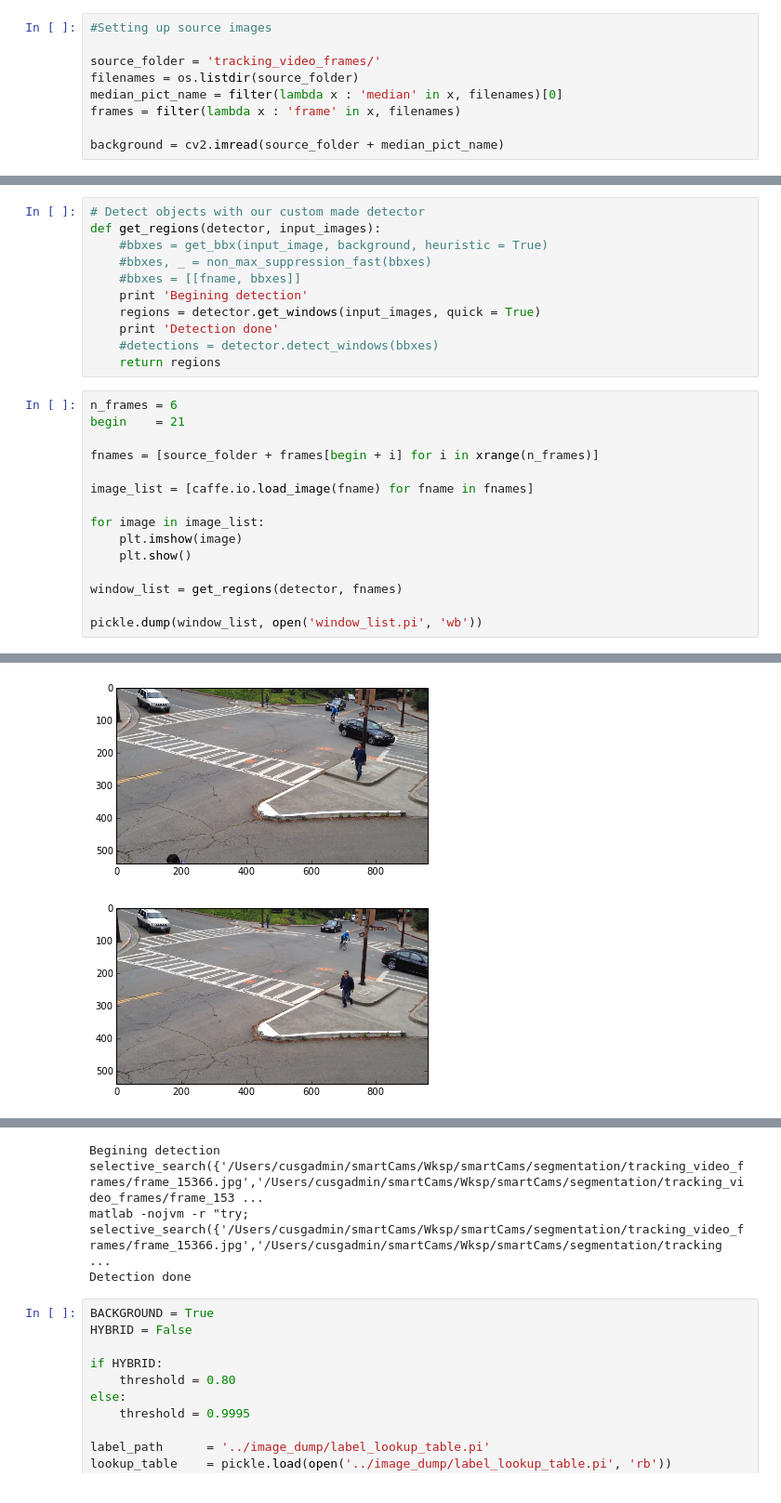
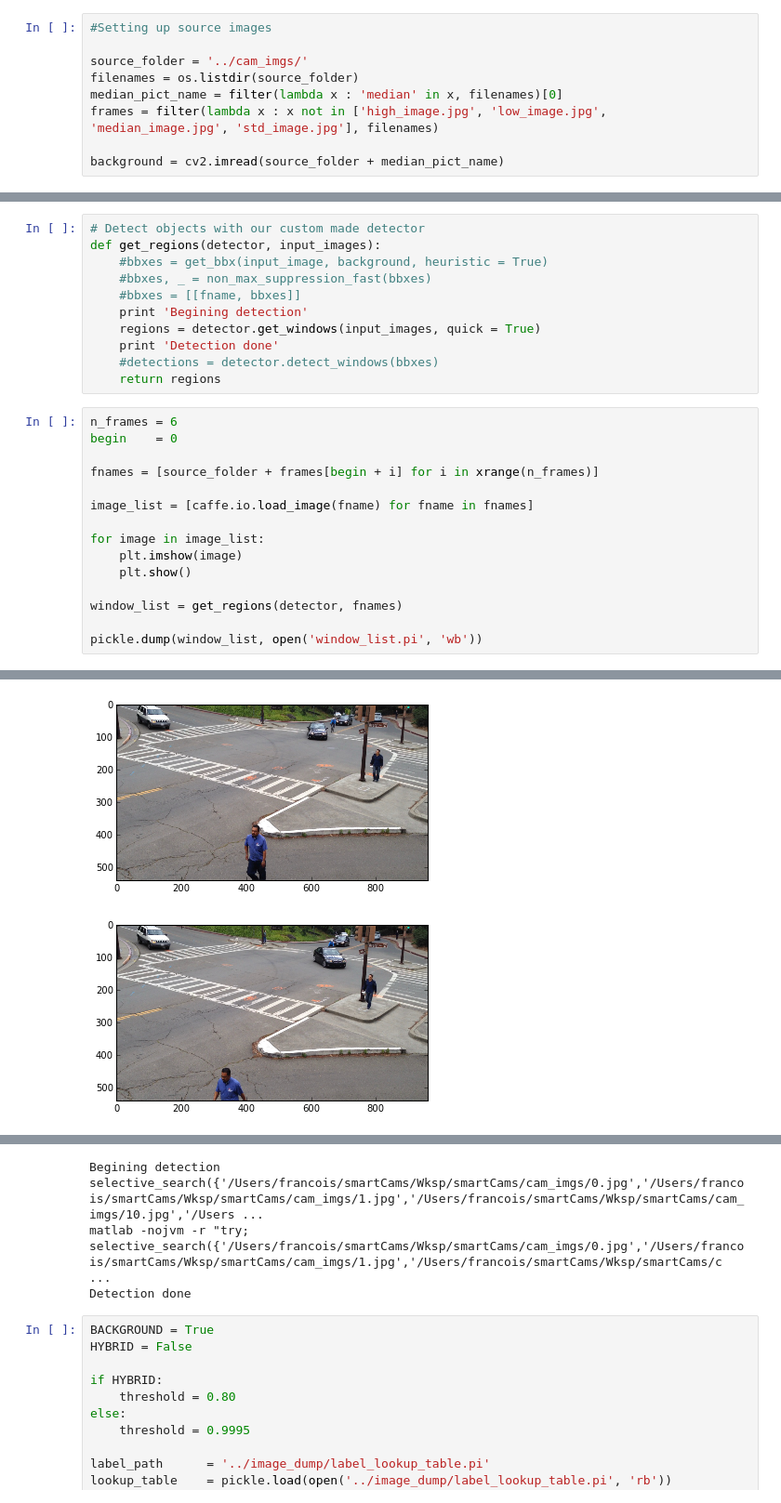
Before and after one commit to bellettif/smartCams, a Jupyter notebook: smartCams/segmentation/Finetuned_detection_multi.ipynb, the cells around one changed output, grey strips where cells are left out. Shown at 93% size. Drawn from its saved outputs; the diff is of its cells as text.

Commit message:
Finished NN segmentation

```diff
--- a/smartCams/segmentation/Finetuned_detection_multi.ipynb
+++ b/smartCams/segmentation/Finetuned_detection_multi.ipynb
@@ -262,10 +262,10 @@ class Hybrid_classifier:
 # %%
 #Setting up source images
 
-source_folder = 'tracking_video_frames/'
+source_folder = '../cam_imgs/'
 filenames = os.listdir(source_folder)
 median_pict_name = filter(lambda x : 'median' in x, filenames)[0]
-frames = filter(lambda x : 'frame' in x, filenames)
+frames = filter(lambda x : x not in ['high_image.jpg', 'low_image.jpg', 'median_image.jpg', 'std_image.jpg'], filenames)
 
 background = cv2.imread(source_folder + median_pict_name)
 # %%
@@ -455,7 +455,7 @@ def get_regions(detector, input_images):
     return regions
 # %%
 n_frames = 6
-begin    = 21
+begin    = 0
 
 fnames = [source_folder + frames[begin + i] for i in xrange(n_frames)]
 
@@ -474,2 +474,2 @@ pickle.dump(window_list, open('window_list.pi', 'wb'))
-[figure, old version]
+[figure, new version]
-[figure, old version]
+[figure, new version]
@@ -478,6 +478,6 @@ pickle.dump(window_list, open('window_list.pi', 'wb'))
 Begining detection
-selective_search({'/Users/cusgadmin/smartCams/Wksp/smartCams/segmentation/tracking_video_frames/frame_15366.jpg','/Users/cusgadmin/smartCams/Wksp/smartCams/segmentation/tracking_video_frames/frame_153 ...
-matlab -nojvm -r "try; selective_search({'/Users/cusgadmin/smartCams/Wksp/smartCams/segmentation/tracking_video_frames/frame_15366.jpg','/Users/cusgadmin/smartCams/Wksp/smartCams/segmentation/tracking ...
+selective_search({'/Users/francois/smartCams/Wksp/smartCams/cam_imgs/0.jpg','/Users/francois/smartCams/Wksp/smartCams/cam_imgs/1.jpg','/Users/francois/smartCams/Wksp/smartCams/cam_imgs/10.jpg','/Users ...
+matlab -nojvm -r "try; selective_search({'/Users/francois/smartCams/Wksp/smartCams/cam_imgs/0.jpg','/Users/francois/smartCams/Wksp/smartCams/cam_imgs/1.jpg','/Users/francois/smartCams/Wksp/smartCams/c ...
 Detection done
 # %%
 BACKGROUND = True
```
Also changed, not shown: parts of 5 cells of this notebook, 1 other file.
